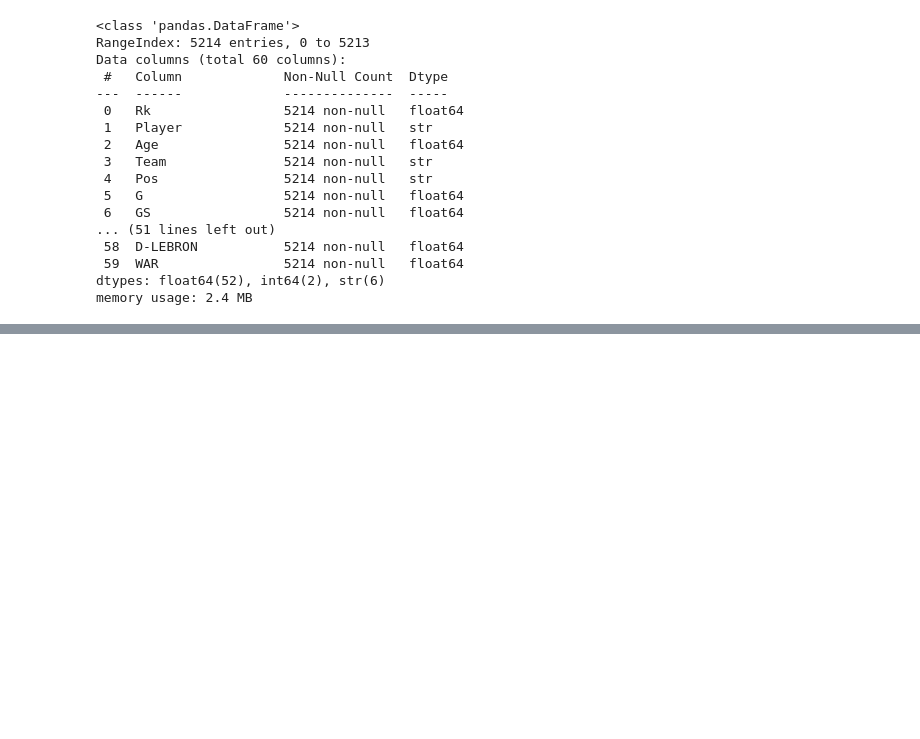
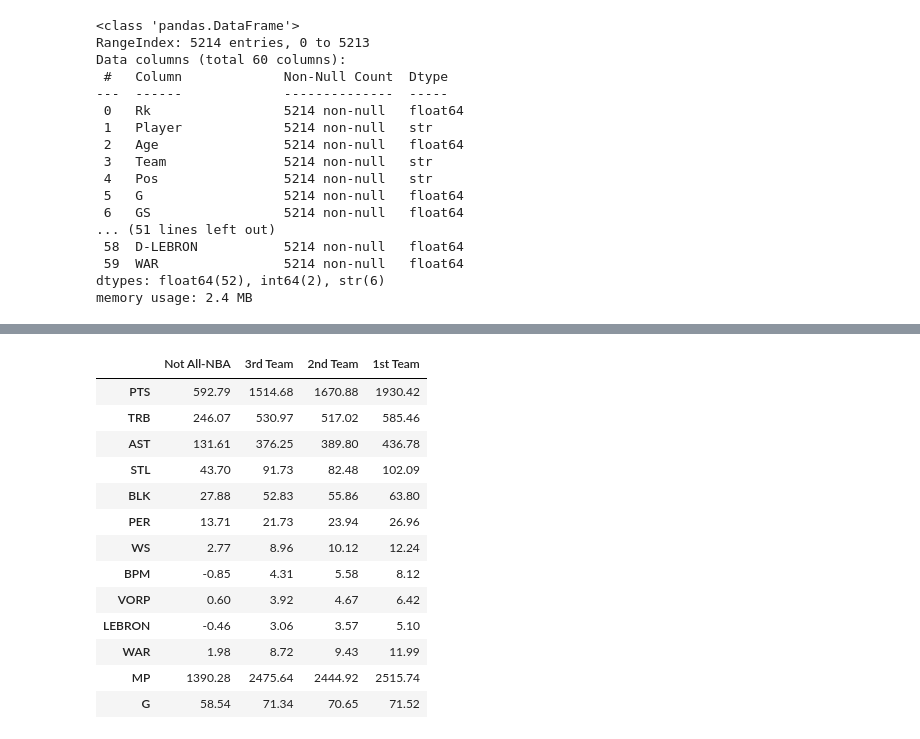
Before and after one commit to Ashilman25/CSE404Project, a Jupyter notebook: logistic_regression.ipynb, the cells around one changed output, grey strips where cells are left out. Drawn from its saved outputs; the diff is of its cells as text; code cells hidden in the pictures; blank space fills up the shorter version.

```diff
--- a/logistic_regression.ipynb
+++ b/logistic_regression.ipynb
@@ -57,0 +146,23 @@ memory usage: 2.4 MB
+# %%
+# Compare key stats: All-NBA vs Non All-NBA players
+
+key_stats = ['PTS', 'TRB', 'AST', 'STL', 'BLK', 'PER', 'WS', 'BPM', 'VORP', 'LEBRON', 'WAR', 'MP', 'G']
+comparison = df_full.groupby('All_NBA_Target')[key_stats].mean().round(2)
+comparison.index = ['Not All-NBA', '3rd Team', '2nd Team', '1st Team'][:len(comparison)]
+
+comparison.T
+# %% [output]
+|  | Not All-NBA | 3rd Team | 2nd Team | 1st Team |
+| PTS | 592.79 | 1514.68 | 1670.88 | 1930.42 |
+| TRB | 246.07 | 530.97 | 517.02 | 585.46 |
+| AST | 131.61 | 376.25 | 389.80 | 436.78 |
+| STL | 43.70 | 91.73 | 82.48 | 102.09 |
+| BLK | 27.88 | 52.83 | 55.86 | 63.80 |
+| PER | 13.71 | 21.73 | 23.94 | 26.96 |
+| WS | 2.77 | 8.96 | 10.12 | 12.24 |
+| BPM | -0.85 | 4.31 | 5.58 | 8.12 |
+| VORP | 0.60 | 3.92 | 4.67 | 6.42 |
+| LEBRON | -0.46 | 3.06 | 3.57 | 5.10 |
+| WAR | 1.98 | 8.72 | 9.43 | 11.99 |
+| MP | 1390.28 | 2475.64 | 2444.92 | 2515.74 |
+| G | 58.54 | 71.34 | 70.65 | 71.52 |
```
Also changed, not shown: parts of 12 cells of this notebook.
